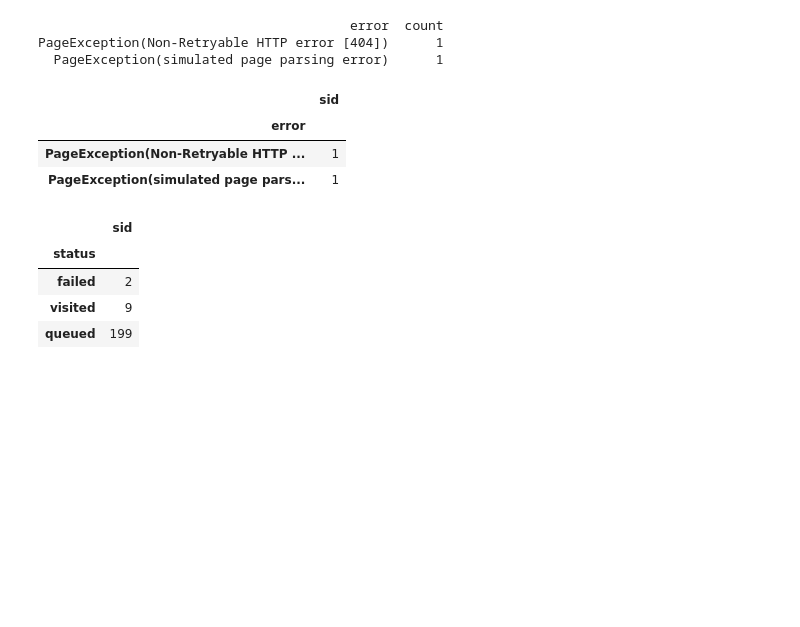
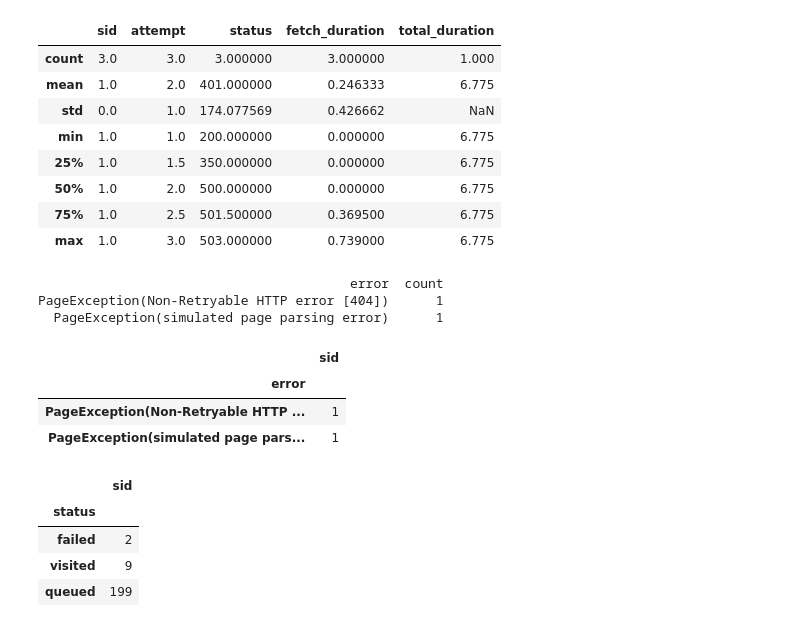
Before and after one commit to igoriokas/web-crawler, a Jupyter notebook: src/_view_state.ipynb, the cells around one changed output. Saved outputs shown, nothing was run; the diff lists cells and outputs as text; code cells hidden in the pictures; blank space fills up the shorter version.

```diff
--- a/src/_view_state.ipynb
+++ b/src/_view_state.ipynb
@@ -30,3 +30,15 @@ df[df.sid == 4]
+# %%
+df.describe()
+# %% [output]
+|  | sid | attempt | status | fetch_duration | total_duration |
+| count | 3.0 | 3.0 | 3.000000 | 3.000000 | 1.000 |
+| mean | 1.0 | 2.0 | 401.000000 | 0.246333 | 6.775 |
+| std | 0.0 | 1.0 | 174.077569 | 0.426662 | NaN |
+| min | 1.0 | 1.0 | 200.000000 | 0.000000 | 6.775 |
+| 25% | 1.0 | 1.5 | 350.000000 | 0.000000 | 6.775 |
+| 50% | 1.0 | 2.0 | 500.000000 | 0.000000 | 6.775 |
+| 75% | 1.0 | 2.5 | 501.500000 | 0.369500 | 6.775 |
+| max | 1.0 | 3.0 | 503.000000 | 0.739000 | 6.775 |
 # %%
 # with sqlite3.connect(DBNAME) as conn:
 #     db_words_count = pd.read_sql("SELECT * FROM words ORDER BY count DESC, word ASC", conn)
```
Also changed, not shown: parts of 2 cells of this notebook, 2 other files.
